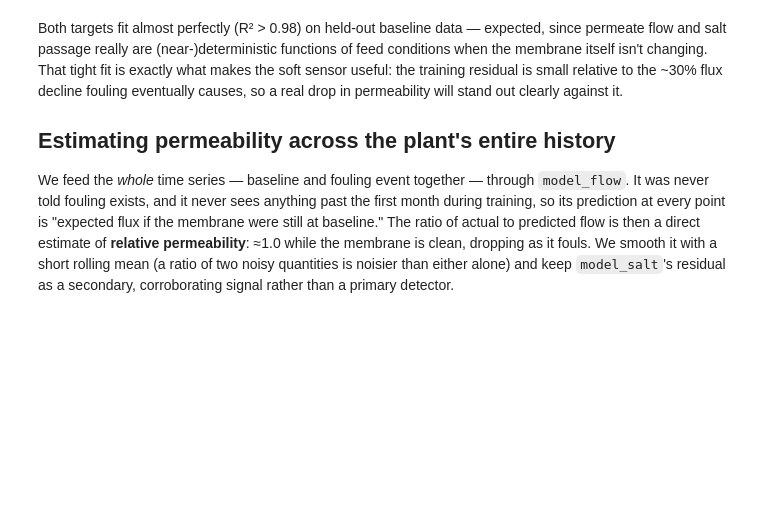
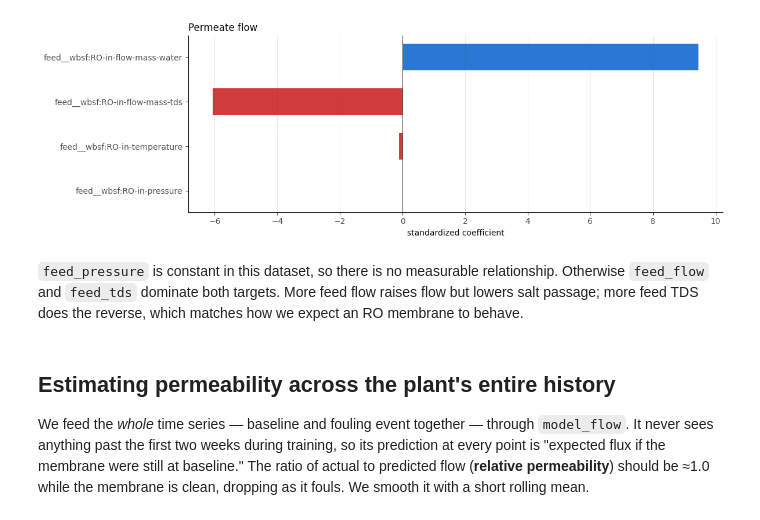
Before and after one commit to DataDrivenCPS/acquirium, a Jupyter notebook: notebooks/watertap/soft-sensor.ipynb, the cells around one changed output. Drawn from its saved outputs; the diff is of its cells as text; code cells hidden in the pictures; blank space fills up the shorter version.

```diff
--- a/notebooks/watertap/soft-sensor.ipynb
+++ b/notebooks/watertap/soft-sensor.ipynb
@@ -133,7 +113,7 @@ trained model across the plant's entire history — clean baseline and fouling
 event together — the way you'd actually deploy a soft sensor against a live
 historian.
 # %%
-BASELINE_DAYS = 30  # assumed known-clean window: the plant's first month of operation
+BASELINE_DAYS = 14  # assumed known-clean window: the plant's first two weeks of operation
 baseline_end = df["time"][0] + timedelta(days=BASELINE_DAYS)
 
 baseline = df.filter(pl.col("time") < baseline_end)
@@ -223,22 +195,36 @@ salt passage    -- train R2: 0.99948   held-out R2: 0.99937   train residual std
+# %%
+def plot_importance(ax, model, title):
+    coefs = model.coef_[1:]  # drop the intercept -- not a "feature"
+    order = np.argsort(np.abs(coefs))
+    ax.barh([FEATURES[i] for i in order], coefs[order],
+            color=[BLUE if v >= 0 else CRITICAL for v in coefs[order]], height=0.6)
+    ax.axvline(0, color=INK_SECONDARY, linewidth=0.8)
+    ax.set_title(title, color=INK_PRIMARY, loc="left")
+    ax.set_xlabel("standardized coefficient", color=INK_PRIMARY)
+    ax.spines["top"].set_visible(False)
+    ax.spines["right"].set_visible(False)
+    ax.tick_params(colors=INK_SECONDARY)
+    ax.grid(True, axis="x", color=INK_SECONDARY, alpha=0.15, linewidth=0.6)
+
+
+fig, (ax1) = plt.subplots(1, 1, figsize=(12, 4))
+plot_importance(ax1, model_flow, "Permeate flow")
+fig.tight_layout()
+plt.show()
+# %% [output]
+[figure, added]
+# %% [markdown]
+`feed_pressure` is constant in this dataset, so there is no measurable relationship.
+ Otherwise `feed_flow` and `feed_tds` dominate both targets. More feed flow raises flow but lowers salt passage; more feed
+TDS does the reverse, which matches how we expect an RO membrane to behave.
 # %% [markdown]
-Both targets fit almost perfectly (R² > 0.98) on held-out baseline data —
-expected, since permeate flow and salt passage really are (near-)deterministic
-functions of feed conditions when the membrane itself isn't changing. That tight
-fit is exactly what makes the soft sensor useful: the training residual is small
-relative to the ~30% flux decline fouling eventually causes, so a real drop in
-permeability will stand out clearly against it.
-
 ## Estimating permeability across the plant's entire history
 
 We feed the *whole* time series — baseline and fouling event together — through
-`model_flow`. It was never told fouling exists, and it never sees anything past
-the first month during training, so its prediction at every point is "expected
-flux if the membrane were still at baseline." The ratio of actual to predicted
-flow is then a direct estimate of **relative permeability**: ≈1.0 while the
-membrane is clean, dropping as it fouls. We smooth it with a short rolling mean
-(a ratio of two noisy quantities is noisier than either alone) and keep
-`model_salt`'s residual as a secondary, corroborating signal rather than a
-primary detector.
+`model_flow`. It never sees anything past the first two weeks during training,
+so its prediction at every point is "expected flux if the membrane were still at baseline."
+The ratio of actual to predicted flow (**relative permeability**) should be ≈1.0 while the
+membrane is clean, dropping as it fouls. We smooth it with a short rolling mean.
 # %%
 X_all = df.select(FEATURES).to_numpy()
 
```
Also changed, not shown: parts of 23 cells of this notebook, 1 other file.
